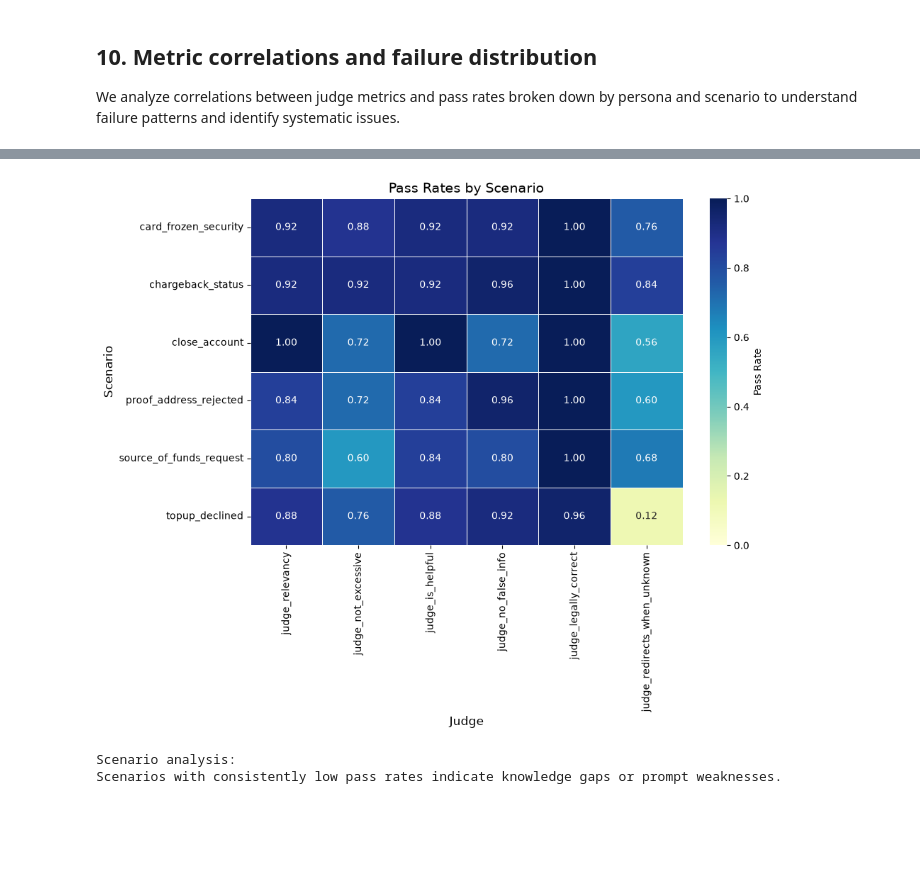
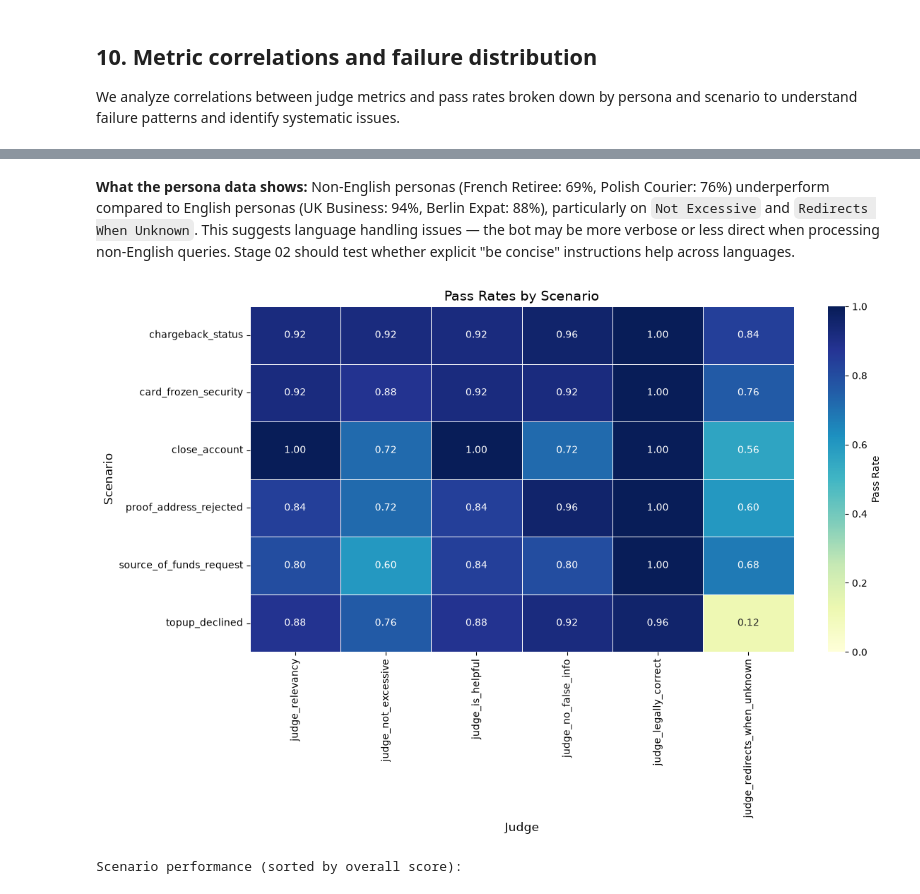
Before and after one commit to vstakhovsky/evals-chatbot, a Jupyter notebook: 01_rag_baseline/faq_rag_chatbot.ipynb, the cells around one changed output, grey strips where cells are left out. Saved outputs shown, nothing was run; the diff lists cells and outputs as text; code cells hidden in the pictures; blank space fills up the shorter version.

```diff
--- a/01_rag_baseline/faq_rag_chatbot.ipynb
+++ b/01_rag_baseline/faq_rag_chatbot.ipynb
@@ -25,6 +25,12 @@ from openai import OpenAI
 
 load_dotenv()
 
+# Pandas display settings for better table rendering
+pd.set_option("display.max_columns", None)
+pd.set_option("display.max_colwidth", 60)
+pd.set_option("display.max_rows", 10)
+pd.set_option("display.width", None)
+
 client = OpenAI(
     api_key=os.getenv("OPENAI_API_KEY"),
     base_url=os.getenv("BASE_URL"),
@@ -580,27 +671,11 @@ Lower pass rates for non-English personas would indicate language handling issue
+# %% [markdown]
+**What the persona data shows:** Non-English personas (French Retiree: 69%, Polish Courier: 76%) underperform compared to English personas (UK Business: 94%, Berlin Expat: 88%), particularly on `Not Excessive` and `Redirects When Unknown`. This suggests language handling issues — the bot may be more verbose or less direct when processing non-English queries. Stage 02 should test whether explicit "be concise" instructions help across languages.
 # %%
 # Pass rates by scenario
-scenario_rates = eval_results_df.groupby("scenario")[METRIC_COLS].mean()
+scenario_rates = plot_metric_heatmap("scenario", "Scenario")
 
-plt.figure(figsize=(10, 8))
-sns.heatmap(
-    scenario_rates,
-    annot=True,
-    fmt=".2f",
-    cmap="YlGnBu",
-    vmin=0,
-    vmax=1,
-    linewidths=0.5,
-    cbar_kws={"label": "Pass Rate"},
-)
-plt.title("Pass Rates by Scenario", fontsize=14)
-plt.xlabel("Judge", fontsize=12)
-plt.ylabel("Scenario", fontsize=12)
-plt.tight_layout()
-plt.show()
-
-print("Scenario analysis:")
-print("Scenarios with consistently low pass rates indicate knowledge gaps or prompt weaknesses.")
+print("Scenario performance (sorted by overall score):")
+scenario_rates
 # %% [output]
-[figure, old version]
+[figure, new version]
-Scenario analysis:
-Scenarios with consistently low pass rates indicate knowledge gaps or prompt weaknesses.
+Scenario performance (sorted by overall score):
```
Also changed, not shown: parts of 20 cells of this notebook, 2 other files.
